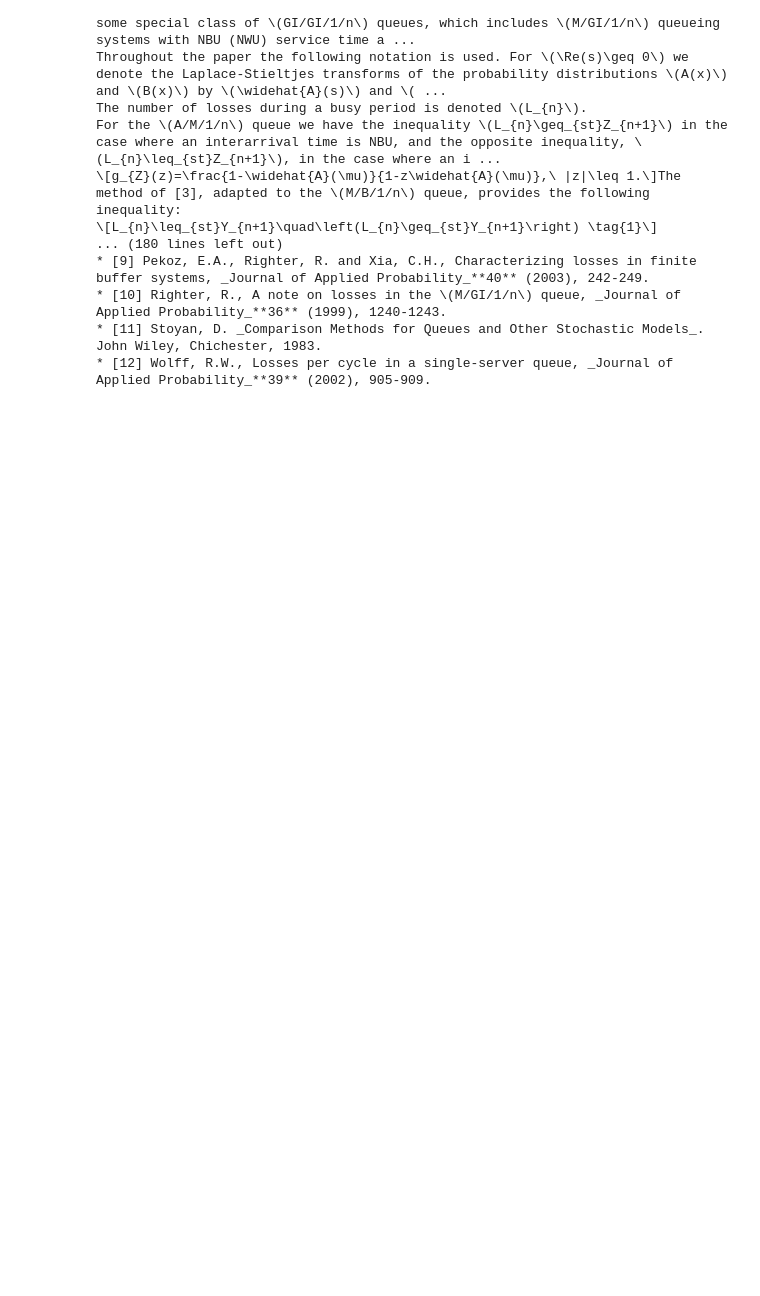
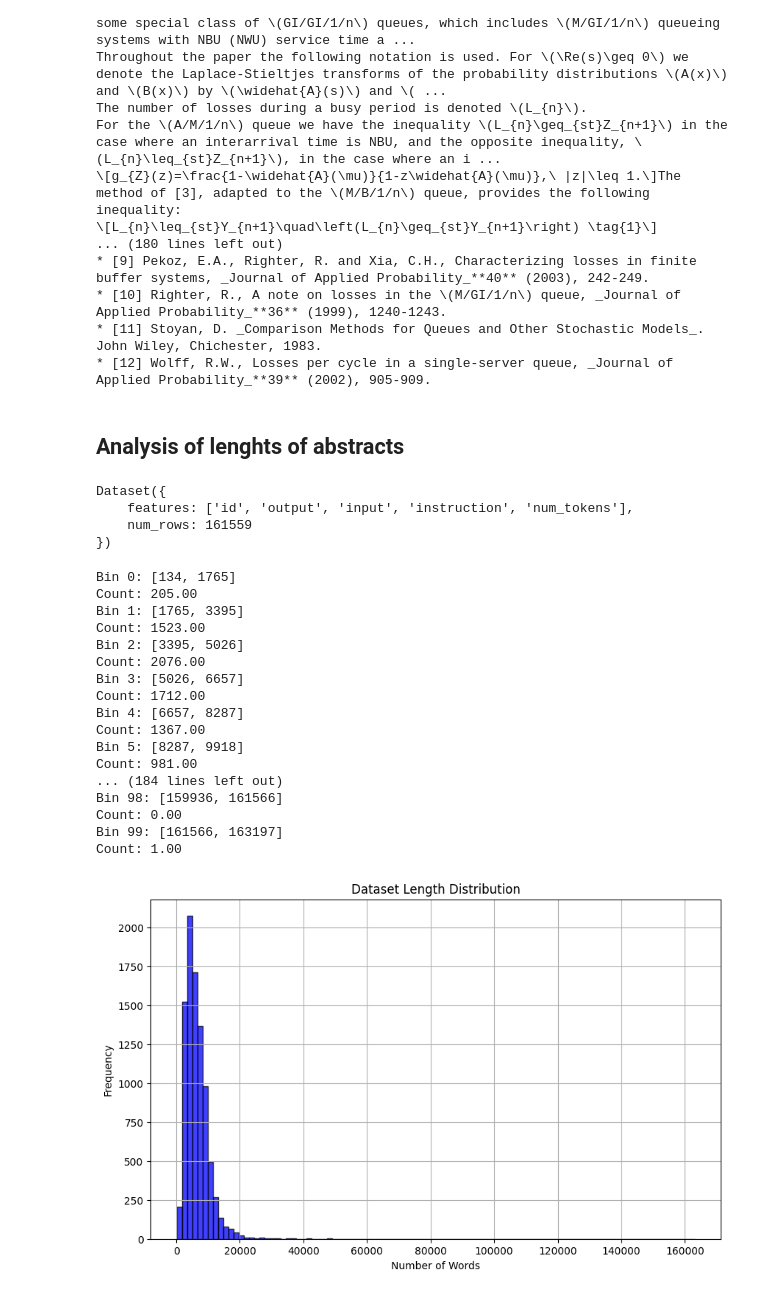
Before and after one commit to eve-esa/evalkit, a Jupyter notebook: data/summarization/main.ipynb, the cells around one changed output. Saved outputs shown, nothing was run; the diff lists cells and outputs as text; code cells hidden in the pictures; blank space fills up the shorter version.

```diff
--- a/data/summarization/main.ipynb
+++ b/data/summarization/main.ipynb
@@ -63,6 +63,7 @@ def plot_lengths(texts: list[str], num_bins=50):
     plt.title("Dataset Length Distribution")
     plt.grid(True)
     plt.show()
+    return hist, bin_edges
 # %%
 plot_lengths(dataset)
 # %% [output]
@@ -551,3 +552,47 @@ For the \(A/M/1/n\) queue we have the inequality \(L_{n}\geq_{st}Z_{n+1}\) in th
 * [10] Righter, R., A note on losses in the \(M/GI/1/n\) queue, _Journal of Applied Probability_**36** (1999), 1240-1243.
 * [11] Stoyan, D. _Comparison Methods for Queues and Other Stochastic Models_. John Wiley, Chichester, 1983.
 * [12] Wolff, R.W., Losses per cycle in a single-server queue, _Journal of Applied Probability_**39** (2002), 905-909.
+# %% [markdown]
+## Analysis of lenghts of abstracts
+# %%
+dataset = datasets.load_dataset('eve-esa/qa_dataset_10k_sample_unfiltered')['train']
+dataset
+# %% [output]
+Dataset({
+    features: ['id', 'output', 'input', 'instruction', 'num_tokens'],
+    num_rows: 161559
+})
+# %%
+import datasets
+
+dataset = datasets.load_dataset('eve-esa/summarization_ds_10k_sample_split')['train']
+
+data_pd = dataset.to_pandas()
+
+# Filter nan abstracts
+data_pd = data_pd[~data_pd['input'].isna()]
+
+# Combine the text and abstract columns
+data_pd['in_out'] = data_pd['input'] + ' ' + data_pd['output']
+
+# Check the length of the abstracts extracted
+hist = plot_lengths(data_pd['in_out'], num_bins=100)
+# %% [output]
+Bin 0: [134, 1765]
+Count: 205.00
+Bin 1: [1765, 3395]
+Count: 1523.00
+Bin 2: [3395, 5026]
+Count: 2076.00
+Bin 3: [5026, 6657]
+Count: 1712.00
+Bin 4: [6657, 8287]
+Count: 1367.00
+Bin 5: [8287, 9918]
+Count: 981.00
+... (184 lines left out)
+Bin 98: [159936, 161566]
+Count: 0.00
+Bin 99: [161566, 163197]
+Count: 1.00
+[figure, added]
```
Also changed, not shown: parts of 9 cells of this notebook, 10 other files.
